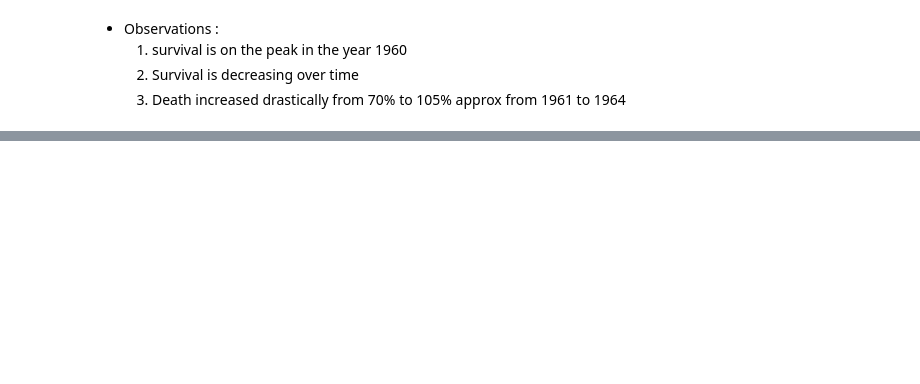
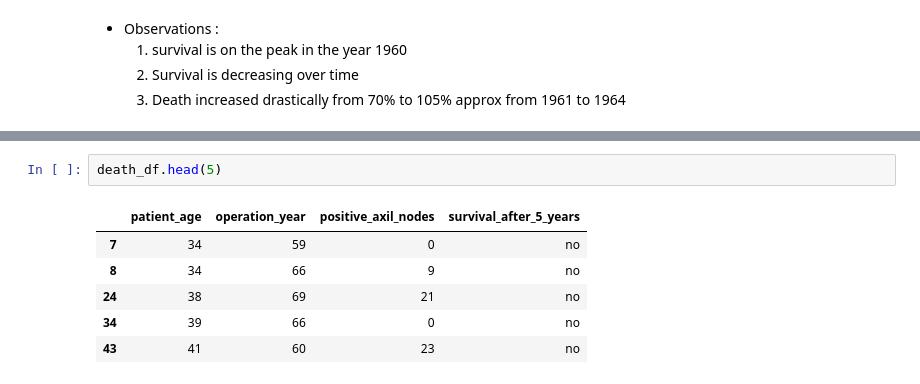
Before and after one commit to HarshitaSing/Basic_EDA, a Jupyter notebook: EDA _Test.ipynb, the cells around one changed output, grey strips where cells are left out. Drawn from its saved outputs; the diff is of its cells as text; blank space fills up the shorter version.

```diff
--- a/EDA _Test.ipynb
+++ b/EDA _Test.ipynb
@@ -159,0 +211,9 @@ plt.show()
+# %%
+death_df.head(5)
+# %% [output]
+|  | patient_age | operation_year | positive_axil_nodes | survival_after_5_years |
+| 7 | 34 | 59 | 0 | no |
+| 8 | 34 | 66 | 9 | no |
+| 24 | 38 | 69 | 21 | no |
+| 34 | 39 | 66 | 0 | no |
+| 43 | 41 | 60 | 23 | no |
```
Also changed, not shown: parts of 10 cells of this notebook.
